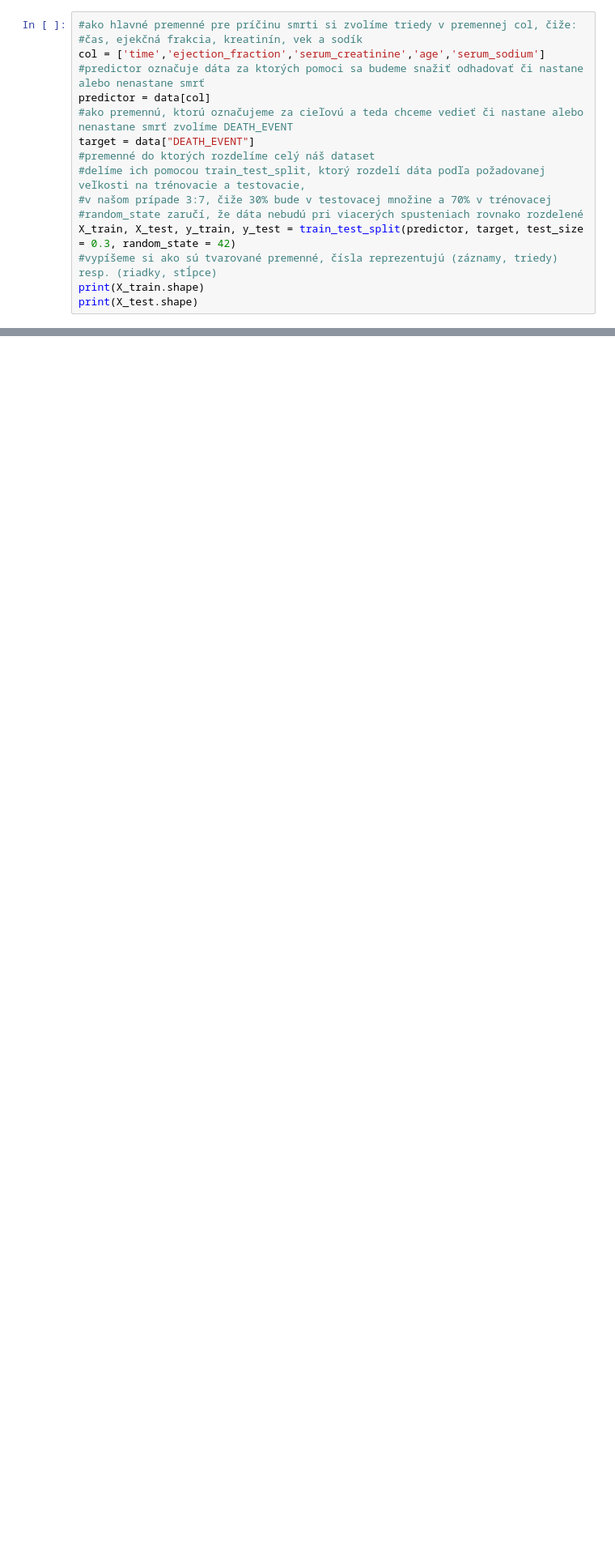
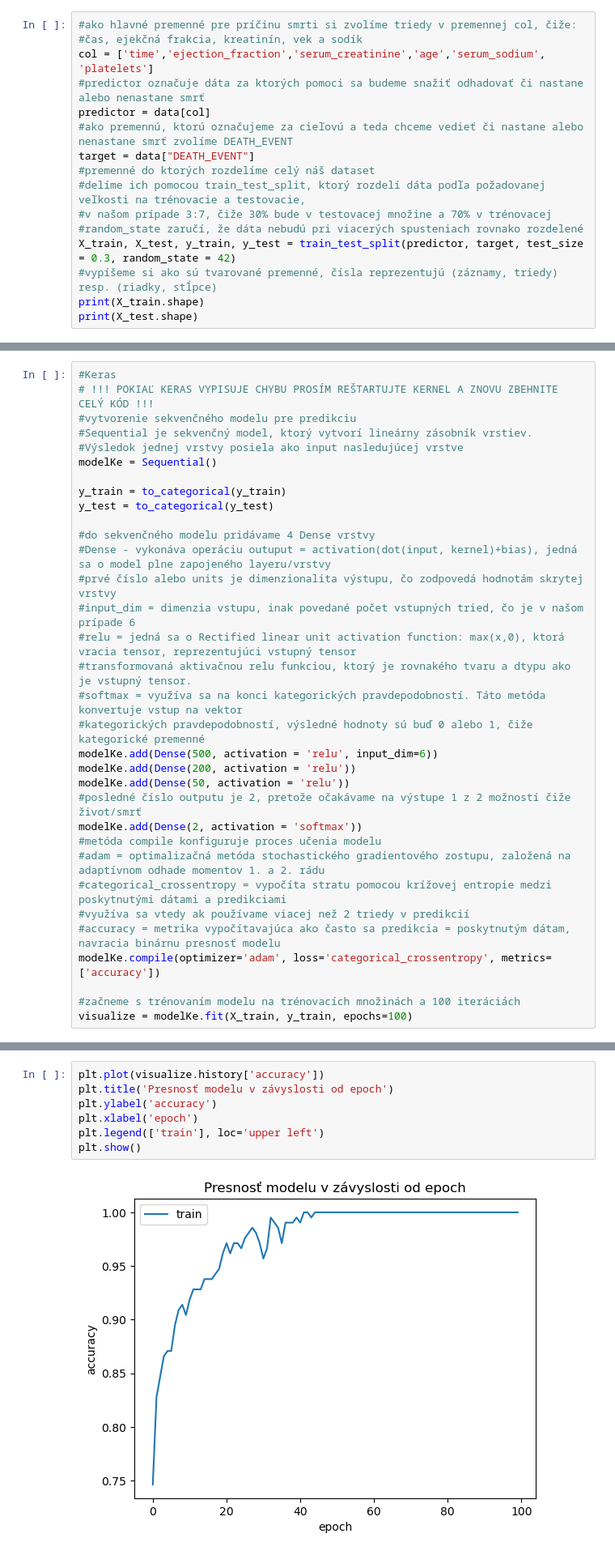
Before and after one commit to mvanko/Vanko_Martin_NS2021, a Jupyter notebook: Vanko_Martin_Predikcia_zlyhania_srdca.ipynb, the cells around one changed output, grey strips where cells are left out. Shown at 81% size. Drawn from its saved outputs; the diff is of its cells as text; blank space fills up the shorter version.

```diff
--- a/Vanko_Martin_Predikcia_zlyhania_srdca.ipynb
+++ b/Vanko_Martin_Predikcia_zlyhania_srdca.ipynb
@@ -394,7 +394,7 @@ Atribúty z normálového rozloženia: ['platelets', 'ejection_fraction', 'age']
 # %%
 #ako hlavné premenné pre príčinu smrti si zvolíme triedy v premennej col, čiže:
 #čas, ejekčná frakcia, kreatinín, vek a sodík
-col = ['time','ejection_fraction','serum_creatinine','age','serum_sodium']
+col = ['time','ejection_fraction','serum_creatinine','age','serum_sodium', 'platelets']
 #predictor označuje dáta za ktorých pomoci sa budeme snažiť odhadovať či nastane alebo nenastane smrť
 predictor = data[col]
 #ako premennú, ktorú označujeme za cieľovú a teda chceme vedieť či nastane alebo nenastane smrť zvolíme DEATH_EVENT
@@ -510,0 +517,33 @@ Epoch 100/100
+# %%
+#Keras
+# !!! POKIAĽ KERAS VYPISUJE CHYBU PROSÍM REŠTARTUJTE KERNEL A ZNOVU ZBEHNITE CELÝ KÓD !!!
+#vytvorenie sekvenčného modelu pre predikciu
+#Sequential je sekvenčný model, ktorý vytvorí lineárny zásobník vrstiev.
+#Výsledok jednej vrstvy posiela ako input nasledujúcej vrstve
+modelKe = Sequential()
+
+y_train = to_categorical(y_train)
+y_test = to_categorical(y_test)
+
+#do sekvenčného modelu pridávame 4 Dense vrstvy
+#Dense - vykonáva operáciu outuput = activation(dot(input, kernel)+bias), jedná sa o model plne zapojeného layeru/vrstvy
+#prvé číslo alebo units je dimenzionalita výstupu, čo zodpovedá hodnotám skrytej vrstvy
+#input_dim = dimenzia vstupu, inak povedané počet vstupných tried, čo je v našom prípade 6
+#relu = jedná sa o Rectified linear unit activation function: max(x,0), ktorá vracia tensor, reprezentujúci vstupný tensor
+#transformovaná aktivačnou relu funkciou, ktorý je rovnakého tvaru a dtypu ako je vstupný tensor.
+#softmax = využíva sa na konci kategorických pravdepodobností. Táto metóda konvertuje vstup na vektor
+#kategorických pravdepodobností, výsledné hodnoty sú buď 0 alebo 1, čiže kategorické premenné
+modelKe.add(Dense(500, activation = 'relu', input_dim=6))
+modelKe.add(Dense(200, activation = 'relu'))
+modelKe.add(Dense(50, activation = 'relu'))
+#posledné číslo outputu je 2, pretože očakávame na výstupe 1 z 2 možností čiže život/smrť
+modelKe.add(Dense(2, activation = 'softmax'))
+#metóda compile konfiguruje proces učenia modelu
+#adam = optimalizačná metóda stochastického gradientového zostupu, založená na adaptívnom odhade momentov 1. a 2. rádu
+#categorical_crossentropy = vypočíta stratu pomocou krížovej entropie medzi poskytnutými dátami a predikciami
+#využíva sa vtedy ak používame viacej než 2 triedy v predikcií
+#accuracy = metrika vypočítavajúca ako často sa predikcia = poskytnutým dátam, navracia binárnu presnosť modelu
+modelKe.compile(optimizer='adam', loss='categorical_crossentropy', metrics=['accuracy'])
+
+#začneme s trénovaním modelu na trénovacích množinách a 100 iteráciách
+visualize = modelKe.fit(X_train, y_train, epochs=100)
@@ -514,0 +572,9 @@ Epoch 100/100
+# %%
+plt.plot(visualize.history['accuracy'])
+plt.title('Presnosť modelu v závyslosti od epoch')
+plt.ylabel('accuracy')
+plt.xlabel('epoch')
+plt.legend(['train'], loc='upper left')
+plt.show()
+# %% [output]
+[figure, added]
```
Also changed, not shown: parts of 15 cells of this notebook, 1 other file.
